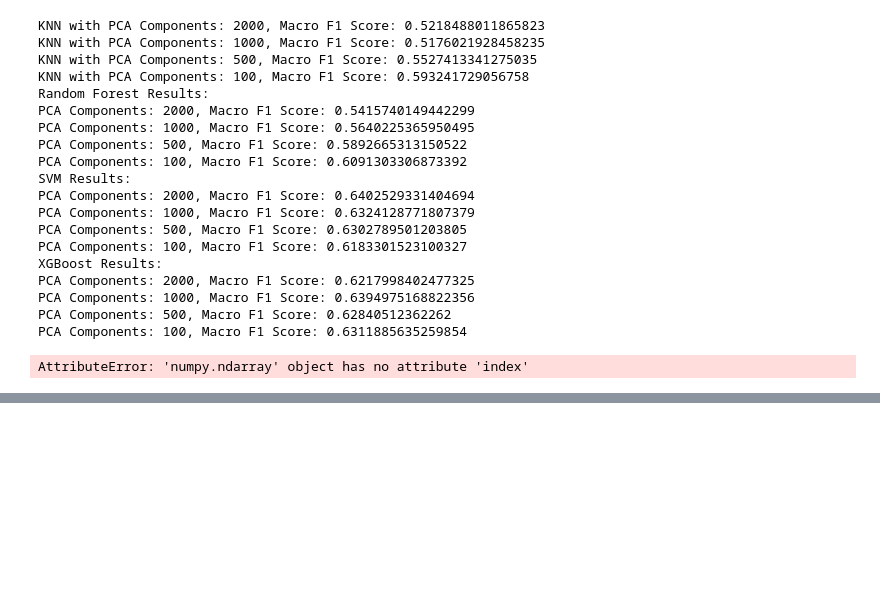
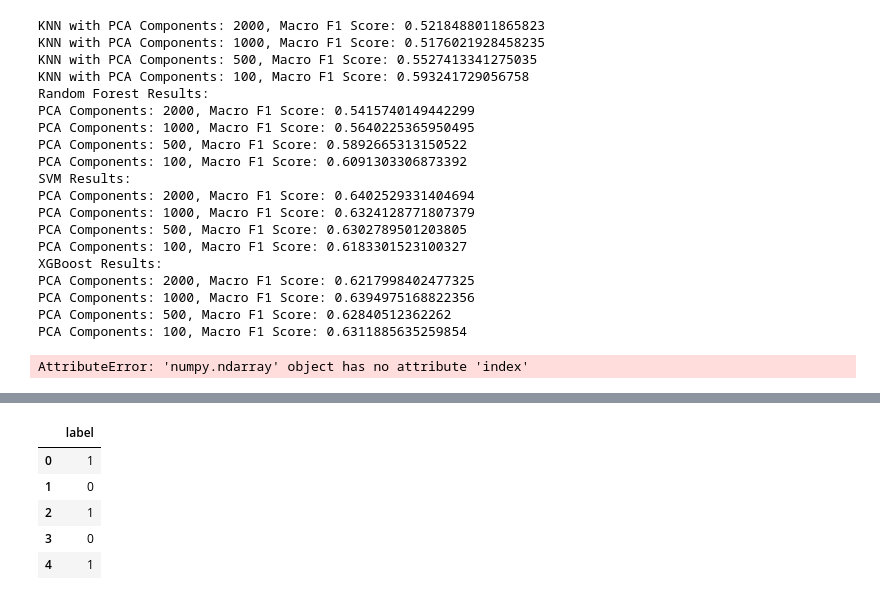
Before and after one commit to kangaroojun/machine_learning_1d, a Jupyter notebook: bannon.ipynb, the cells around one changed output, grey strips where cells are left out. Saved outputs shown, nothing was run; the diff lists cells and outputs as text; code cells hidden in the pictures; blank space fills up the shorter version.

```diff
--- a/bannon.ipynb
+++ b/bannon.ipynb
@@ -214,0 +294,9 @@ AttributeError: 'numpy.ndarray' object has no attribute 'index'
+# %%
+target.head()
+# %% [output]
+|  | label |
+| 0 | 1 |
+| 1 | 0 |
+| 2 | 1 |
+| 3 | 0 |
+| 4 | 1 |
```
Also changed, not shown: parts of 53 cells of this notebook.
